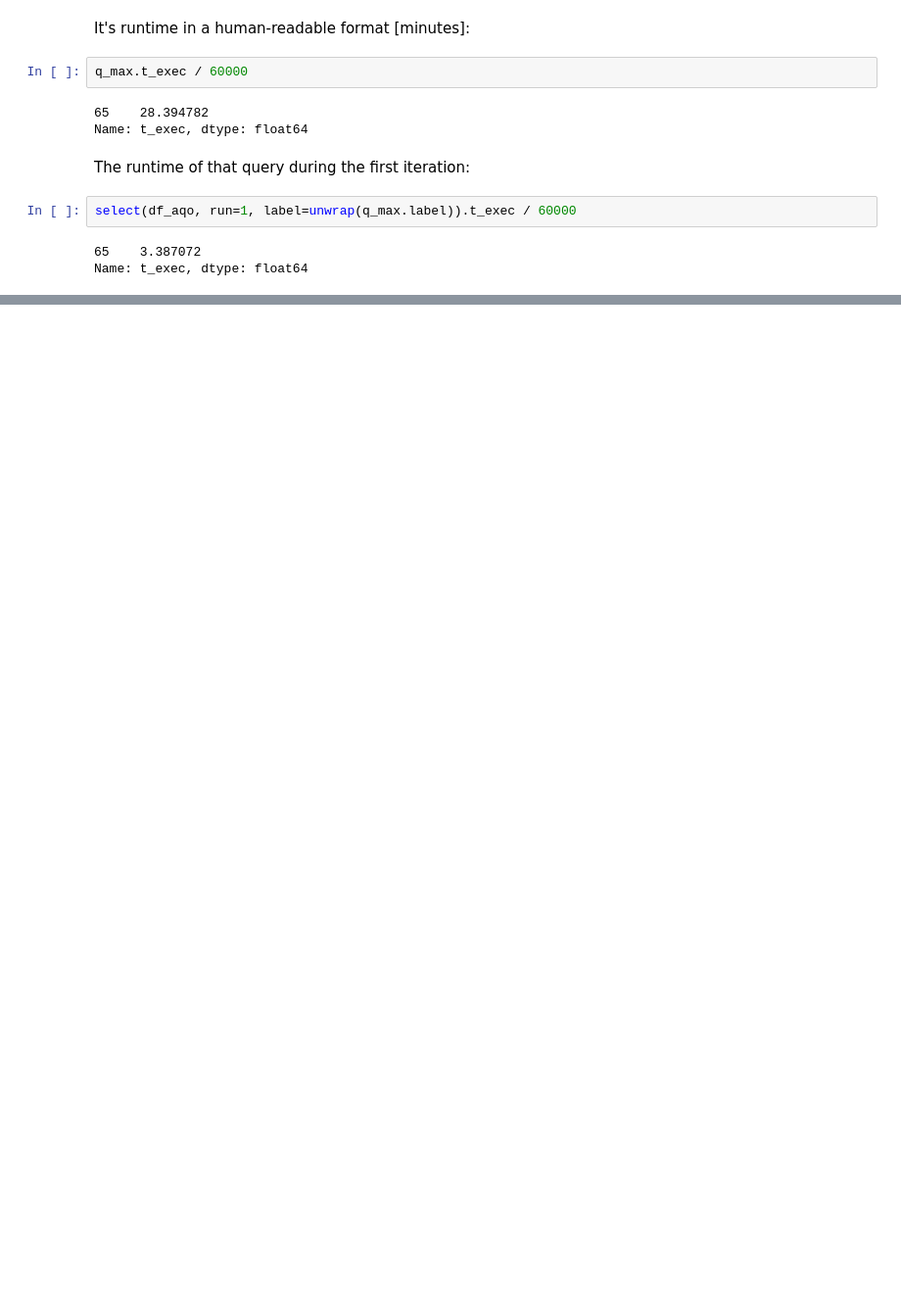
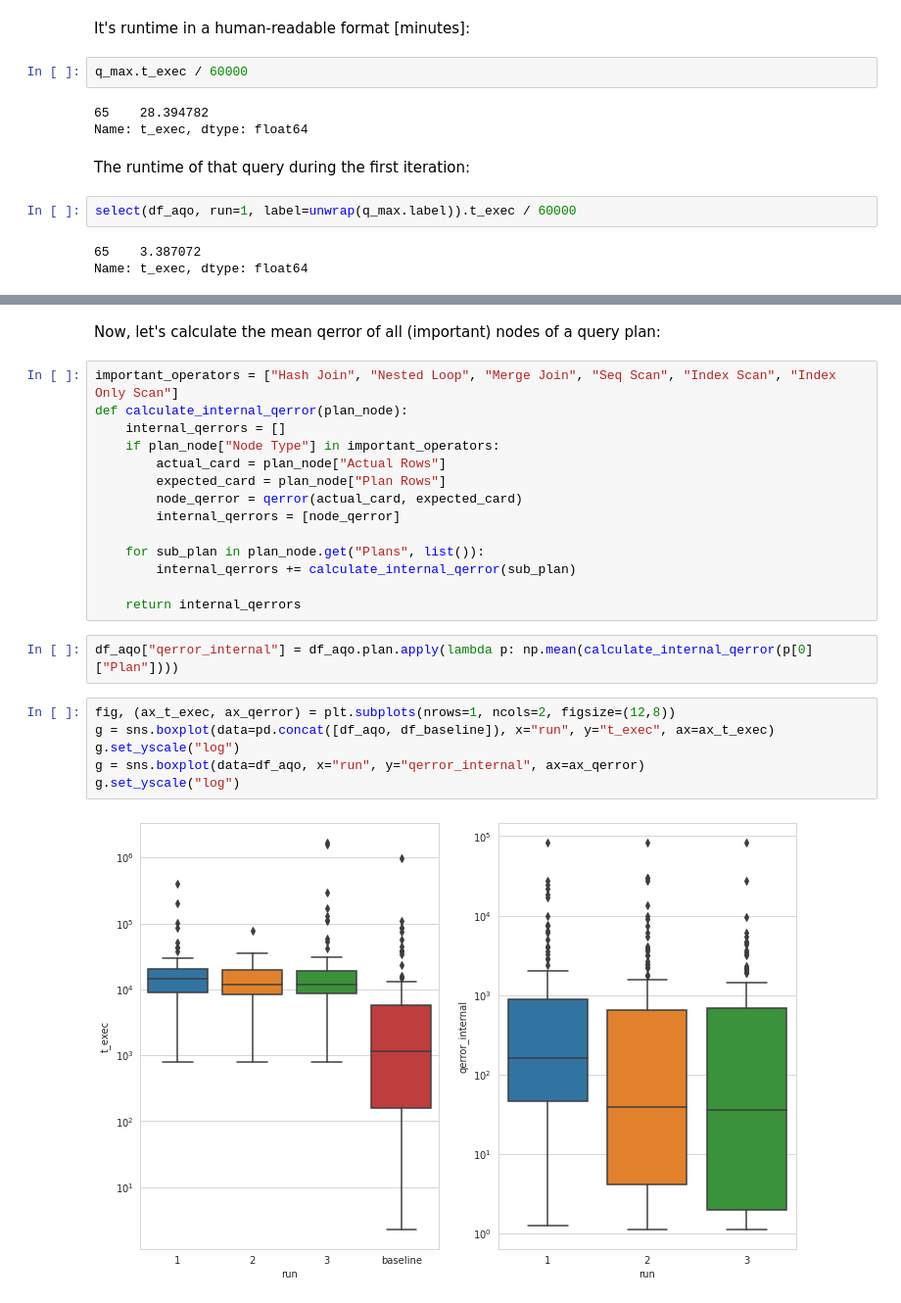
Before and after one commit to rbergm/aft, a Jupyter notebook: pg-aqo/Workload-Evaluation.ipynb, the cells around one changed output, grey strips where cells are left out. Shown: that part at 98% size. Saved outputs shown, nothing was run; the diff lists cells and outputs as text; blank space fills up the shorter version.

Commit message:
Compare qerrors of internal operators

```diff
--- a/pg-aqo/Workload-Evaluation.ipynb
+++ b/pg-aqo/Workload-Evaluation.ipynb
@@ -318,0 +342,26 @@ g.set_xticks([1, 2, 3])
+# %% [markdown]
+Now, let's calculate the mean qerror of all (important) nodes of a query plan:
+# %%
+important_operators = ["Hash Join", "Nested Loop", "Merge Join", "Seq Scan", "Index Scan", "Index Only Scan"]
+def calculate_internal_qerror(plan_node):
+    internal_qerrors = []
+    if plan_node["Node Type"] in important_operators:
+        actual_card = plan_node["Actual Rows"]
+        expected_card = plan_node["Plan Rows"]
+        node_qerror = qerror(actual_card, expected_card)
+        internal_qerrors = [node_qerror]
+
+    for sub_plan in plan_node.get("Plans", list()):
+        internal_qerrors += calculate_internal_qerror(sub_plan)
+
+    return internal_qerrors
+# %%
+df_aqo["qerror_internal"] = df_aqo.plan.apply(lambda p: np.mean(calculate_internal_qerror(p[0]["Plan"])))
+# %%
+fig, (ax_t_exec, ax_qerror) = plt.subplots(nrows=1, ncols=2, figsize=(12,8))
+g = sns.boxplot(data=pd.concat([df_aqo, df_baseline]), x="run", y="t_exec", ax=ax_t_exec)
+g.set_yscale("log")
+g = sns.boxplot(data=df_aqo, x="run", y="qerror_internal", ax=ax_qerror)
+g.set_yscale("log")
+# %% [output]
+[figure, added]
```
Also changed, not shown: parts of 7 cells of this notebook.
